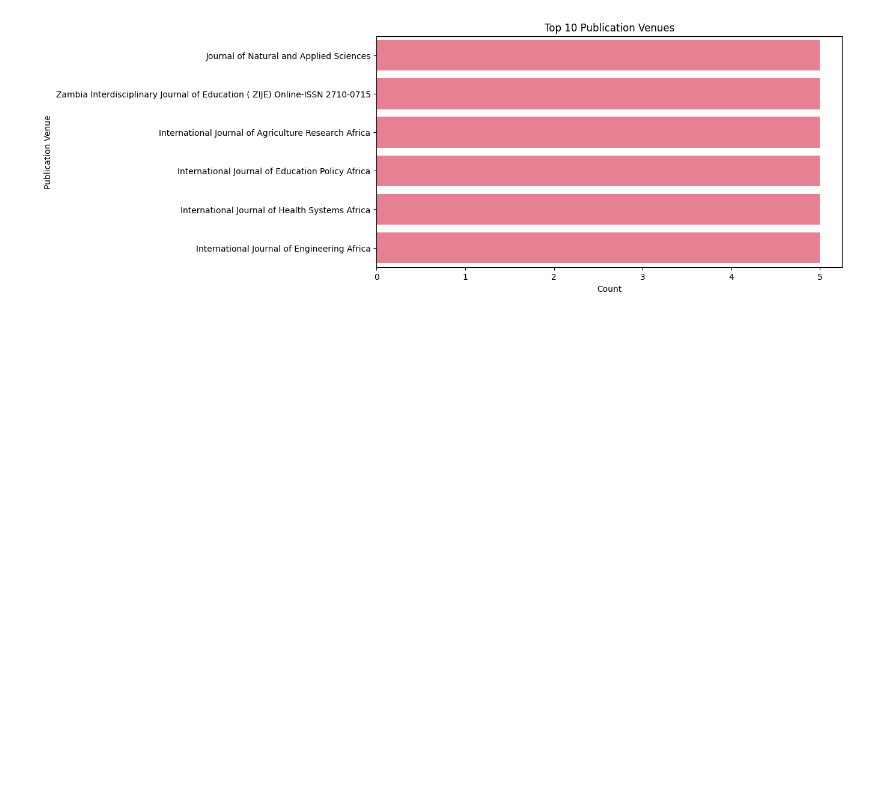
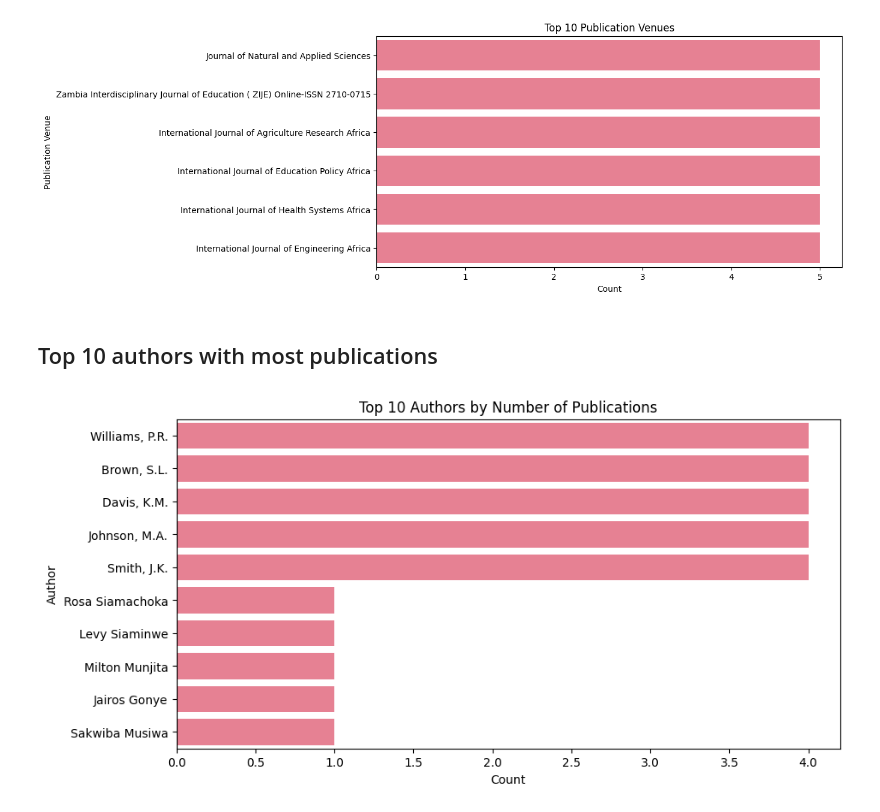
Before and after one commit to isaac-chisaleCS/code-unza25-csc4792-project_team_12-repository, a Jupyter notebook: Copy_of_code_unza25_csc4792_project_team_12_notebook.ipynb, the cells around one changed output. Cells and saved outputs as stored; diff of their text form; code cells hidden in the pictures; blank space fills up the shorter version.

Commit message:
[DU] created the Top 10 authors with most publications

```diff
--- a/Copy_of_code_unza25_csc4792_project_team_12_notebook.ipynb
+++ b/Copy_of_code_unza25_csc4792_project_team_12_notebook.ipynb
@@ -618,3 +623,15 @@ plt.ylabel('Publication Venue')
 plt.show()
 # %% [output]
 [figure]
+# %% [markdown]
+## Top 10 authors with most publications
+# %%
+plt.figure(figsize=(10,5))
+top_authors = df['authors'].value_counts().nlargest(10)
+sns.barplot(x=top_authors.values, y=top_authors.index)
+plt.title('Top 10 Authors by Number of Publications')
+plt.xlabel('Count')
+plt.ylabel('Author')
+plt.show()
+# %% [output]
+[figure, added]
```
Also changed, not shown: parts of 4 cells of this notebook.
